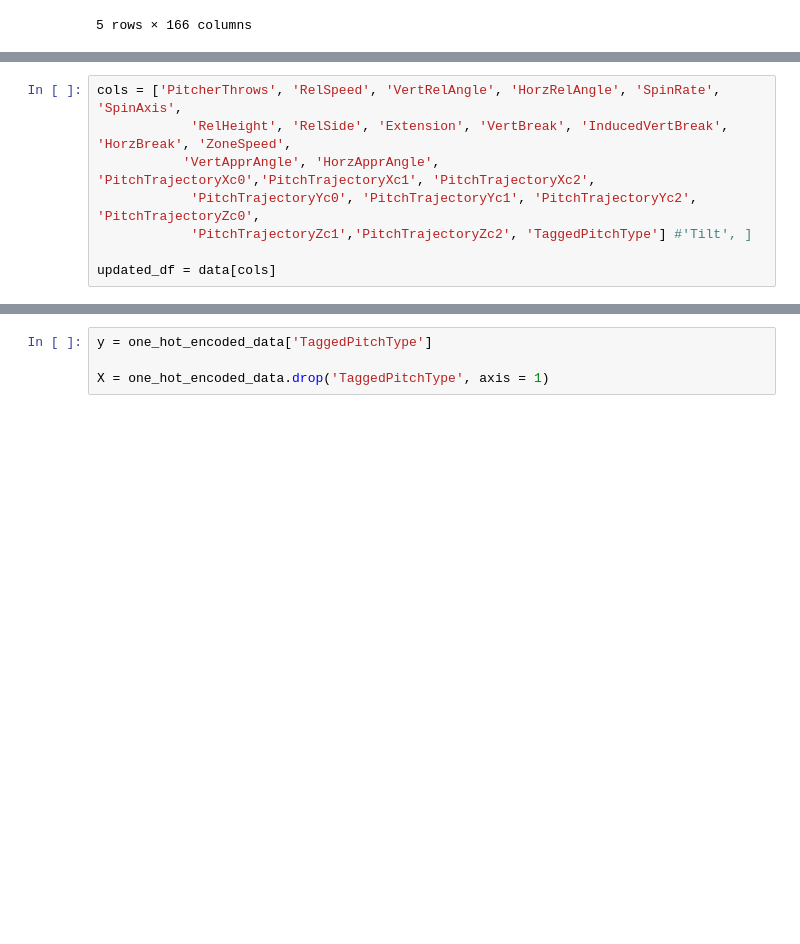
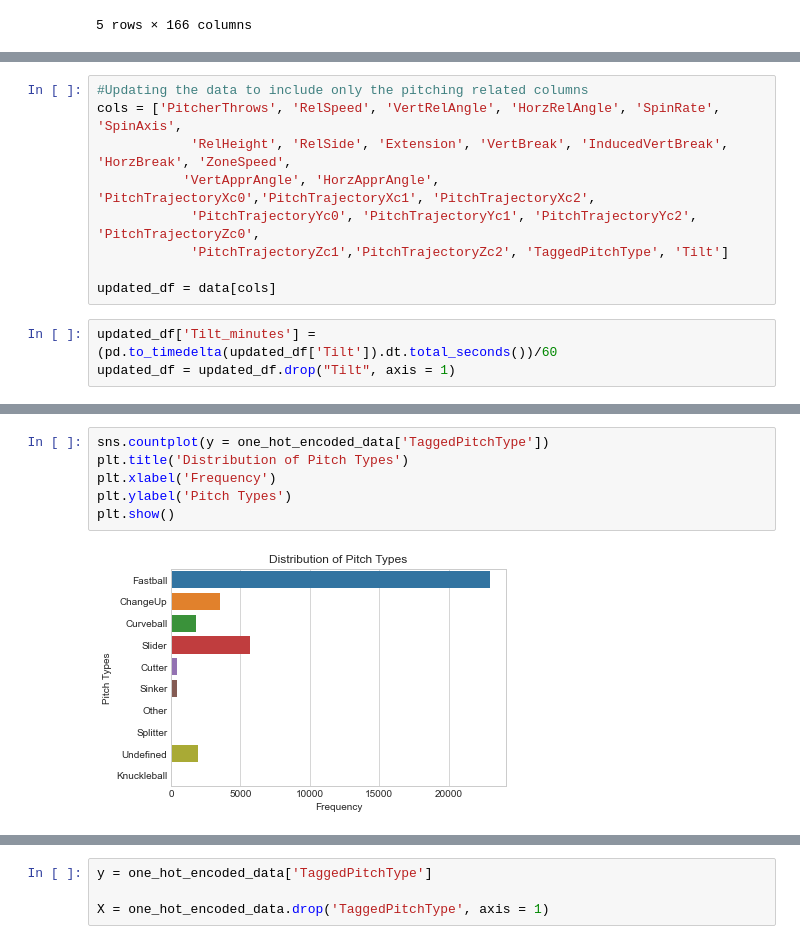
Before and after one commit to jisoawe/NCAA_Pitch_Classification_Model, a Jupyter notebook: Pitch Type Classification Model 2024.ipynb, the cells around one changed output, grey strips where cells are left out. Saved outputs shown, nothing was run; the diff lists cells and outputs as text; blank space fills up the shorter version.

```diff
--- a/Pitch Type Classification Model 2024.ipynb
+++ b/Pitch Type Classification Model 2024.ipynb
@@ -122,8 +111,12 @@ plt.show()
 # %%
+#Updating the data to include only the pitching related columns
 cols = ['PitcherThrows', 'RelSpeed', 'VertRelAngle', 'HorzRelAngle', 'SpinRate', 'SpinAxis',
             'RelHeight', 'RelSide', 'Extension', 'VertBreak', 'InducedVertBreak', 'HorzBreak', 'ZoneSpeed',
            'VertApprAngle', 'HorzApprAngle', 'PitchTrajectoryXc0','PitchTrajectoryXc1', 'PitchTrajectoryXc2',
             'PitchTrajectoryYc0', 'PitchTrajectoryYc1', 'PitchTrajectoryYc2', 'PitchTrajectoryZc0',
-            'PitchTrajectoryZc1','PitchTrajectoryZc2', 'TaggedPitchType'] #'Tilt', ]
+            'PitchTrajectoryZc1','PitchTrajectoryZc2', 'TaggedPitchType', 'Tilt']
 
 updated_df = data[cols]
+# %%
+updated_df['Tilt_minutes'] = (pd.to_timedelta(updated_df['Tilt']).dt.total_seconds())/60
+updated_df = updated_df.drop("Tilt", axis = 1)
@@ -162,0 +151,8 @@ one_hot_encoded_data.head(5)
+# %%
+sns.countplot(y = one_hot_encoded_data['TaggedPitchType'])
+plt.title('Distribution of Pitch Types')
+plt.xlabel('Frequency')
+plt.ylabel('Pitch Types')
+plt.show()
+# %% [output]
+[figure, added]
```
Also changed, not shown: parts of 42 cells of this notebook.
